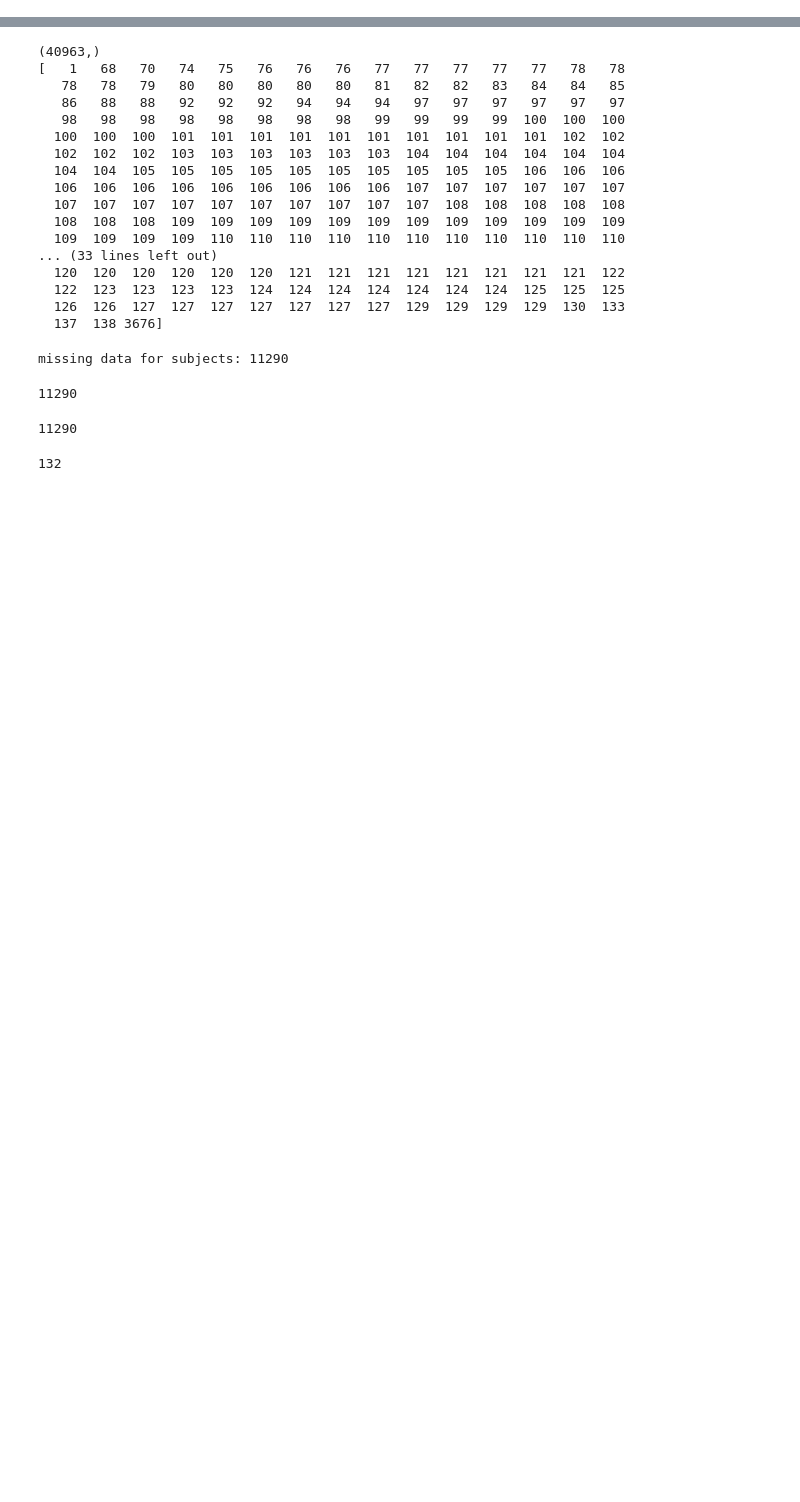
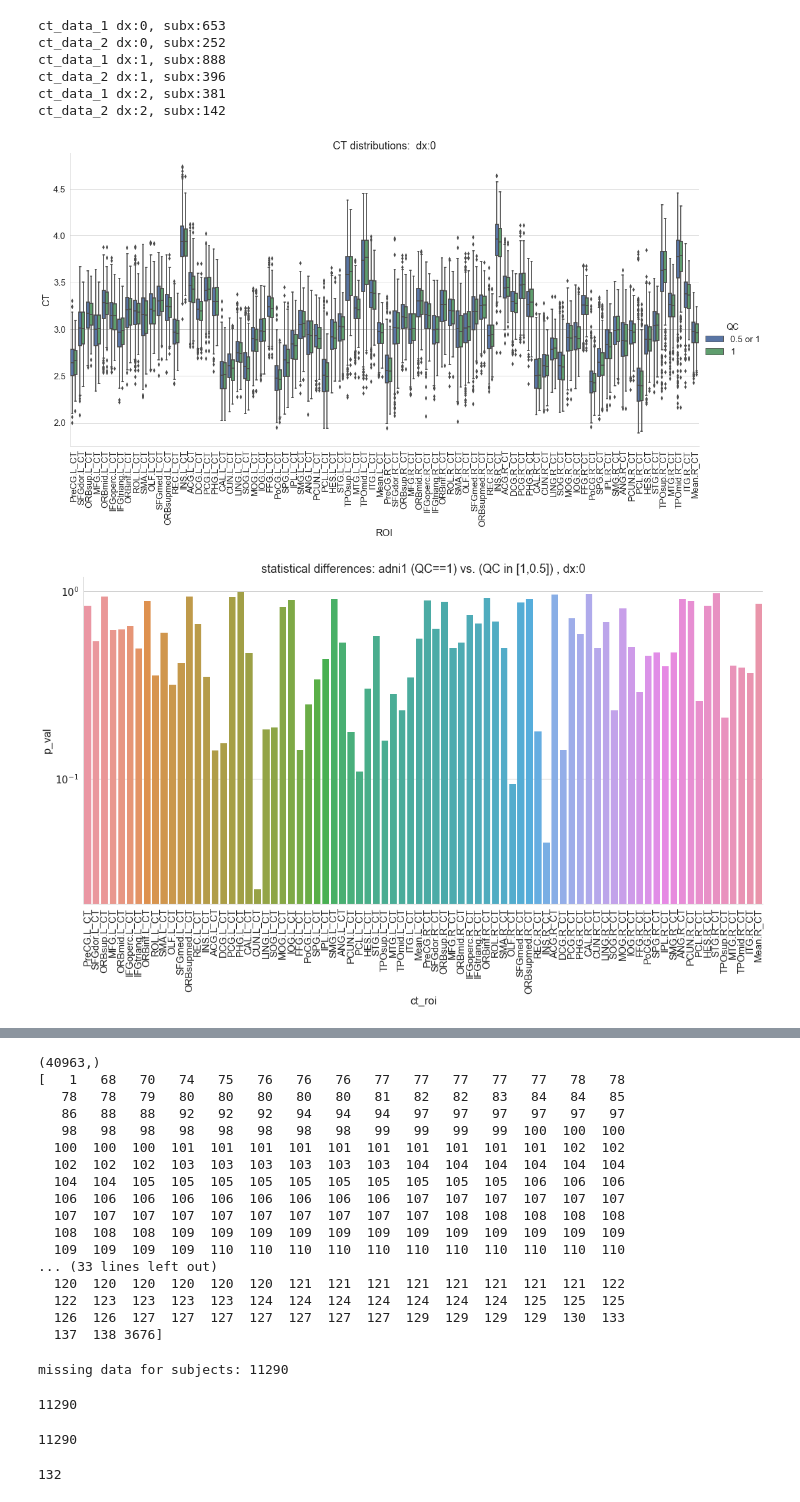
Before and after one commit to TIGRLab/NI-ML, a Jupyter notebook: models/notebooks/importCIVETData.ipynb, the cells around one changed output, grey strips where cells are left out. Drawn from its saved outputs; the diff is of its cells as text; code cells hidden in the pictures; blank space fills up the shorter version.

```diff
--- a/models/notebooks/importCIVETData.ipynb
+++ b/models/notebooks/importCIVETData.ipynb
@@ -25,0 +106,8 @@ iid_re = re.compile('\d*(_I)\d*')
+# %%
+# Paths
+baseline_dir = '/projects/nbhagwat/datasets/'
+adni1_1_5_aal_csv = '{}ADNI1_1_5/adni1_1_5_civet_aal.csv'.format(baseline_dir)
+adni1_1_5_qc_csv = '{}ADNI1_1_5/ADNI1_1.5T_QC.csv'.format(baseline_dir)
+
+adni2_aal_csv = '{}ADNI2/adni2_civet_aal.csv'.format(baseline_dir)
+adni2_qc_csv = '{}ADNI2/adni2_civet_qc.csv'.format(baseline_dir)
@@ -25,0 +160,11 @@ iid_re = re.compile('\d*(_I)\d*')
+# %%
+# import Dx labels
+adnimerge_file = '/projects/nbhagwat/datasets/adni_tables_April2017/ADNIMERGE_ImageUID_April2017.csv'
+adnimerge_data = pd.read_csv(adnimerge_file)
+demo_cols = ['PTID','ADAS13','ADAS11','DX_bl','DX','ORIGPROT','COLPROT','MMSE','ImageUID','VISCODE','EXAMDATE','MagStrength']
+in_data = adnimerge_data[demo_cols]
+#add a column with numerical DX mapping
+in_data['DX_cat'] = in_data['DX_bl'].replace(['MCI to NL', 'CN','NL','SMC'], 0)
+in_data['DX_cat'] = in_data['DX_cat'].replace(['NL to MCI', 'EMCI','LMCI','MCI', 'Dementia to MCI'], 1)
+in_data['DX_cat'] = in_data['DX_cat'].replace(['AD','NL to Dementia','MCI to Dementia', 'Dementia'], 2)
+in_data['DX_cat'].values.astype(float)
@@ -25,0 +257,46 @@ iid_re = re.compile('\d*(_I)\d*')
+# %%
+# Plots
+# Check effect of QC (grouped by Dx)
+
+plt.rcParams['figure.figsize'] = (20, 20)
+sns.set(font_scale=1.5)
+
+for dx in [0,1,2]:
+    #Lenient QC
+    ct_data_1 = adni1_1_5_ct_data[adni1_1_5_ct_data.DX_cat==dx][['ImageUID'] + ct_cols]
+    #ct_data_1 = adni2_ct_data[adni2_ct_data.DX_cat==dx][['ImageUID'] + ct_cols]
+    ct_data_1_melt = pd.melt(ct_data_1,id_vars='ImageUID',value_vars=ct_cols,var_name='ROI', value_name='CT')
+    ct_data_1_melt['QC'] = list(np.tile('0.5 or 1', len(ct_data_1_melt)))
+    print 'ct_data_1 dx:{}, subx:{}'.format(dx,len(ct_data_1))
+
+    #Strict QC
+    ct_data_2 = adni1_1_5_ct_data_strictQC[adni1_1_5_ct_data_strictQC.DX_cat==dx][['ImageUID'] + ct_cols]
+    #ct_data_2 = adni2_ct_data_strictQC[adni2_ct_data_strictQC.DX_cat==dx][['ImageUID'] + ct_cols]
+    ct_data_2_melt = pd.melt(ct_data_2,id_vars='ImageUID',value_vars=ct_cols,var_name='ROI', value_name='CT')
+    ct_data_2_melt['QC'] = list(np.tile('1', len(ct_data_2_melt)))
+    print 'ct_data_2 dx:{}, subx:{}'.format(dx,len(ct_data_2))
+
+    #concat ct_data_1 and ct_data_2
+    ct_data_concat = pd.concat([ct_data_1_melt,ct_data_2_melt])
+
+    #Distributions
+    sns.set_style("whitegrid")
+    g1 = sns.factorplot(y='CT',x='ROI',kind='box', hue='QC', data=ct_data_concat,size=8, aspect=2)
+    g1.set_xticklabels(rotation=90)
+    plt.title('CT distributions:  dx:{}'.format(dx))
+
+    #Significance
+    ttest_df = get_significance(ct_data_1,ct_data_2,ct_cols)
+    g3 = sns.factorplot(y='p_val',x='ct_roi',kind='bar',data=ttest_df,size=8, aspect=2)
+    g3.set_xticklabels(rotation=90)
+    g3.fig.get_axes()[0].set_yscale('log')
+    plt.title('statistical differences: adni1 (QC==1) vs. (QC in [1,0.5]) , dx:{}'.format(dx))
+# %% [output]
+ct_data_1 dx:0, subx:653
+ct_data_2 dx:0, subx:252
+ct_data_1 dx:1, subx:888
+ct_data_2 dx:1, subx:396
+ct_data_1 dx:2, subx:381
+ct_data_2 dx:2, subx:142
+[figure, added]
+[figure, added]
```
Also changed, not shown: parts of 29 cells of this notebook, 20 other files.
